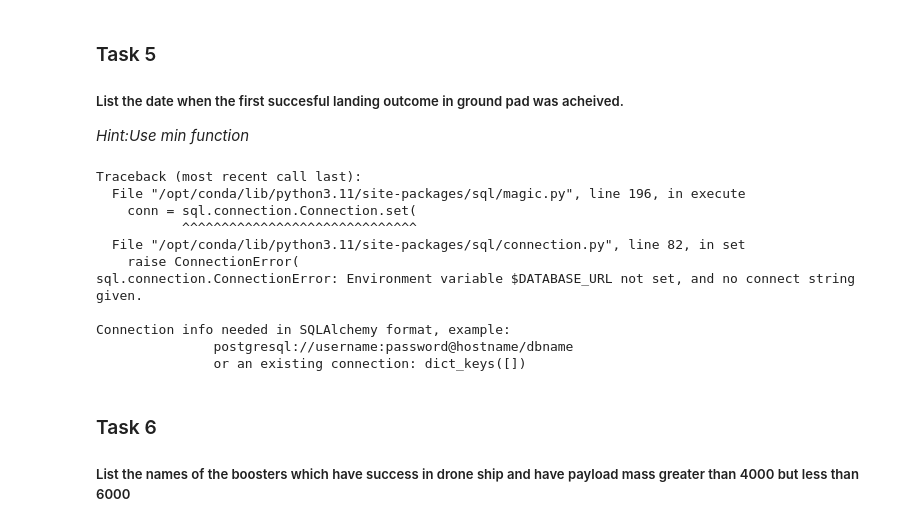
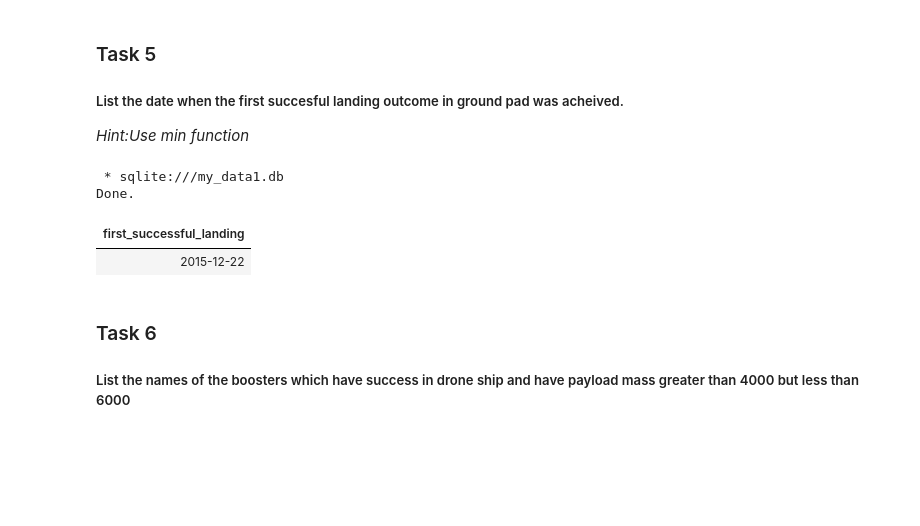
Before and after one commit to dataworld9/IBM-Data-Science-Capstone-Project-SpaceX, a Jupyter notebook: EDA with SQL.ipynb, the cells around one changed output. Saved outputs shown, nothing was run; the diff lists cells and outputs as text; code cells hidden in the pictures; blank space fills up the shorter version.

```diff
--- a/EDA with SQL.ipynb
+++ b/EDA with SQL.ipynb
@@ -199,21 +192,12 @@ Connection info needed in SQLAlchemy format, example:
 
 _Hint:Use min function_
 # %%
-%sql SELECT MIN(DATE) \
-FROM SPACEXTBL \
-WHERE LANDING__OUTCOME = 'Success (ground pad)'
+%sql SELECT MIN(DATE) AS first_successful_landing FROM SPACEXTBL WHERE (landing_outcome)='Success (ground pad)';
 # %% [output]
-Traceback (most recent call last):
-  File "/opt/conda/lib/python3.11/site-packages/sql/magic.py", line 196, in execute
-    conn = sql.connection.Connection.set(
-           ^^^^^^^^^^^^^^^^^^^^^^^^^^^^^^
-  File "/opt/conda/lib/python3.11/site-packages/sql/connection.py", line 82, in set
-    raise ConnectionError(
-sql.connection.ConnectionError: Environment variable $DATABASE_URL not set, and no connect string given.
-
-Connection info needed in SQLAlchemy format, example:
-               postgresql://username:password@hostname/dbname
-               or an existing connection: dict_keys([])
+ * sqlite:///my_data1.db
+Done.
+| first_successful_landing |
+| 2015-12-22 |
 # %% [markdown]
 ### Task 6
 
```
Also changed, not shown: parts of 25 cells of this notebook.
